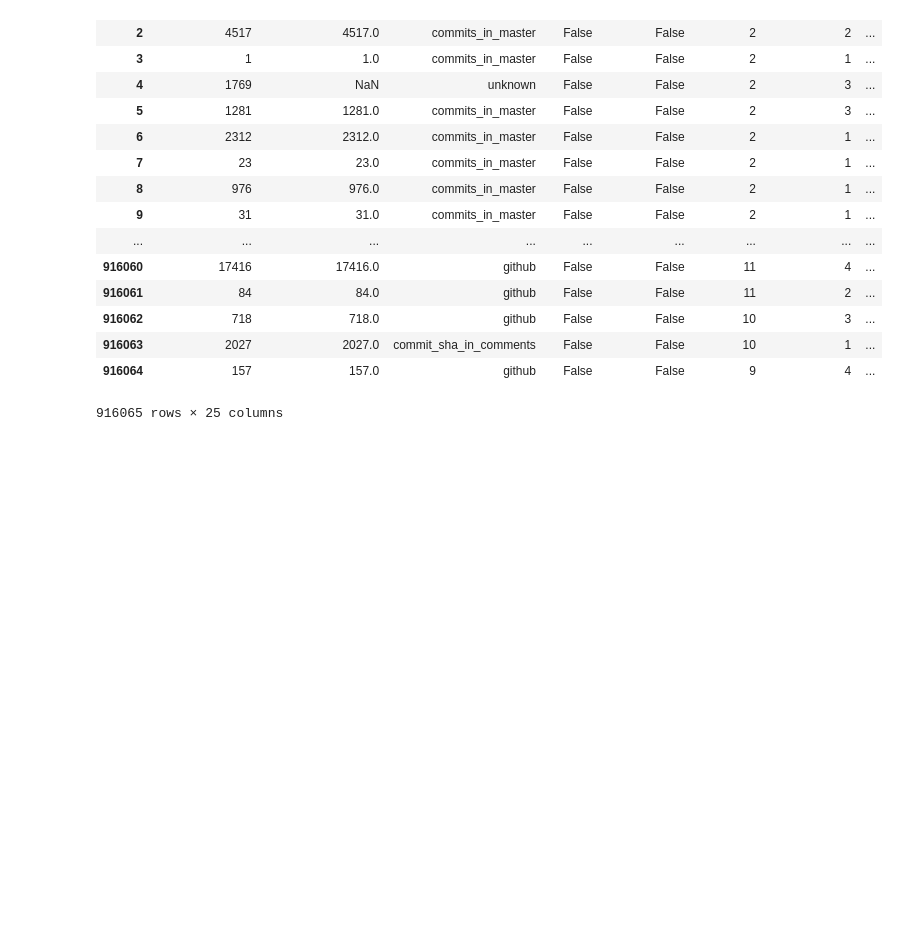
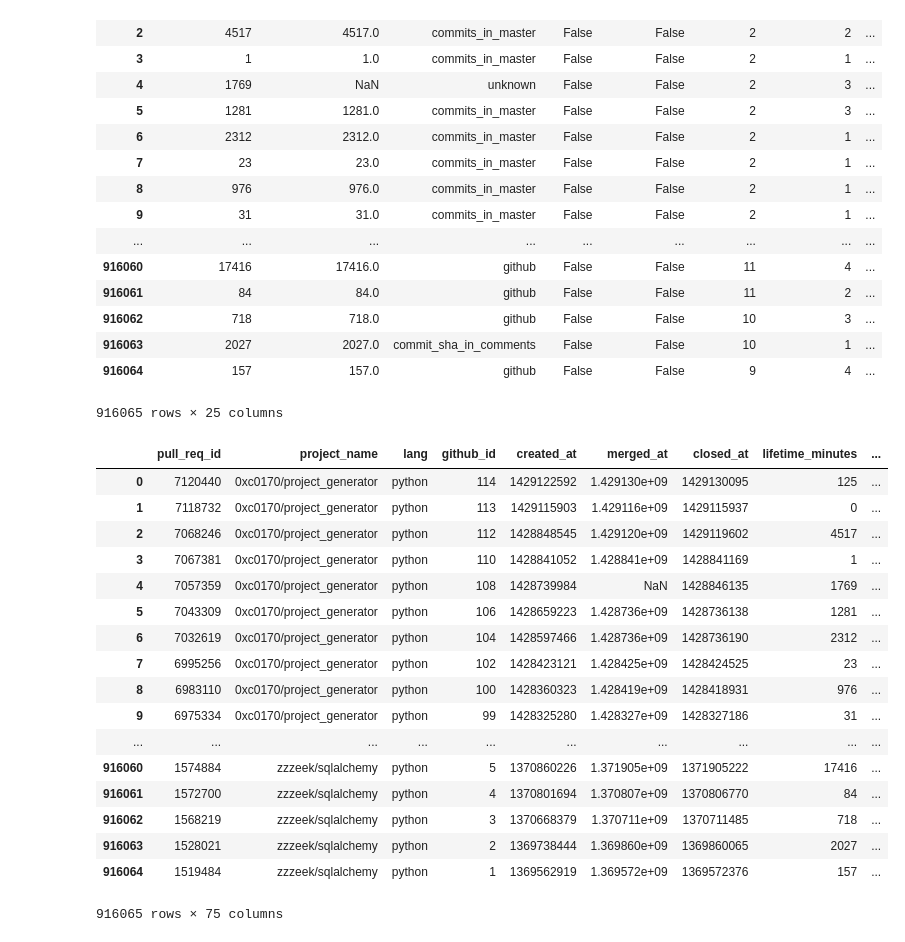
Before and after one commit to jjhartmann/pullreqs, a Jupyter notebook: AnalysisPandasNewData.ipynb, the cells around one changed output. Saved outputs shown, nothing was run; the diff lists cells and outputs as text; code cells hidden in the pictures; blank space fills up the shorter version.

```diff
--- a/AnalysisPandasNewData.ipynb
+++ b/AnalysisPandasNewData.ipynb
@@ -45,6 +47,9 @@ distalLocationAll = r'/Volumes/Second_HD/GIT_DIR_2/cs846-Project/data-new.csv'
 # %%
 # Load data
 alldata = pd.read_csv(distalLocationAll)
+# %%
+# Drop first column
+alldata = alldata.drop(alldata.columns[0], axis=1)
 # %%
 plt.figure(figsize=(16, 12))
 ax = sns.pointplot(x="lang", y="mergetime_minutes", hue="main_team_member",# col="TargetType", #col="isOccluded",
@@ -531,3 +578,24 @@ alldata.loc[:,['lifetime_minutes', 'mergetime_minutes', 'merged_using', 'conflic
 | 916063 | 2027 | 2027.0 | commit_sha_in_comments | False | False | 10 | 1 | ... |
 | 916064 | 157 | 157.0 | github | False | False | 9 | 4 | ... |
 916065 rows × 25 columns
+# %%
+alldata
+# %% [output]
+|  | pull_req_id | project_name | lang | github_id | created_at | merged_at | closed_at | lifetime_minutes | ... |
+| 0 | 7120440 | 0xc0170/project_generator | python | 114 | 1429122592 | 1.429130e+09 | 1429130095 | 125 | ... |
+| 1 | 7118732 | 0xc0170/project_generator | python | 113 | 1429115903 | 1.429116e+09 | 1429115937 | 0 | ... |
+| 2 | 7068246 | 0xc0170/project_generator | python | 112 | 1428848545 | 1.429120e+09 | 1429119602 | 4517 | ... |
+| 3 | 7067381 | 0xc0170/project_generator | python | 110 | 1428841052 | 1.428841e+09 | 1428841169 | 1 | ... |
+| 4 | 7057359 | 0xc0170/project_generator | python | 108 | 1428739984 | NaN | 1428846135 | 1769 | ... |
+| 5 | 7043309 | 0xc0170/project_generator | python | 106 | 1428659223 | 1.428736e+09 | 1428736138 | 1281 | ... |
+| 6 | 7032619 | 0xc0170/project_generator | python | 104 | 1428597466 | 1.428736e+09 | 1428736190 | 2312 | ... |
+| 7 | 6995256 | 0xc0170/project_generator | python | 102 | 1428423121 | 1.428425e+09 | 1428424525 | 23 | ... |
+| 8 | 6983110 | 0xc0170/project_generator | python | 100 | 1428360323 | 1.428419e+09 | 1428418931 | 976 | ... |
+| 9 | 6975334 | 0xc0170/project_generator | python | 99 | 1428325280 | 1.428327e+09 | 1428327186 | 31 | ... |
+| ... | ... | ... | ... | ... | ... | ... | ... | ... | ... |
+| 916060 | 1574884 | zzzeek/sqlalchemy | python | 5 | 1370860226 | 1.371905e+09 | 1371905222 | 17416 | ... |
+| 916061 | 1572700 | zzzeek/sqlalchemy | python | 4 | 1370801694 | 1.370807e+09 | 1370806770 | 84 | ... |
+| 916062 | 1568219 | zzzeek/sqlalchemy | python | 3 | 1370668379 | 1.370711e+09 | 1370711485 | 718 | ... |
+| 916063 | 1528021 | zzzeek/sqlalchemy | python | 2 | 1369738444 | 1.369860e+09 | 1369860065 | 2027 | ... |
+| 916064 | 1519484 | zzzeek/sqlalchemy | python | 1 | 1369562919 | 1.369572e+09 | 1369572376 | 157 | ... |
+916065 rows × 75 columns
```
Also changed, not shown: parts of 7 cells of this notebook, 15 other files.
